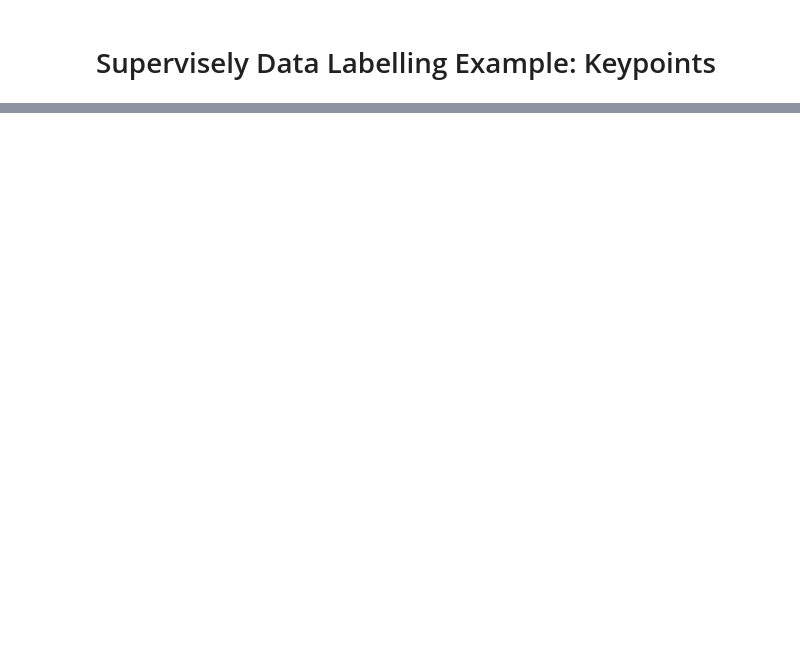
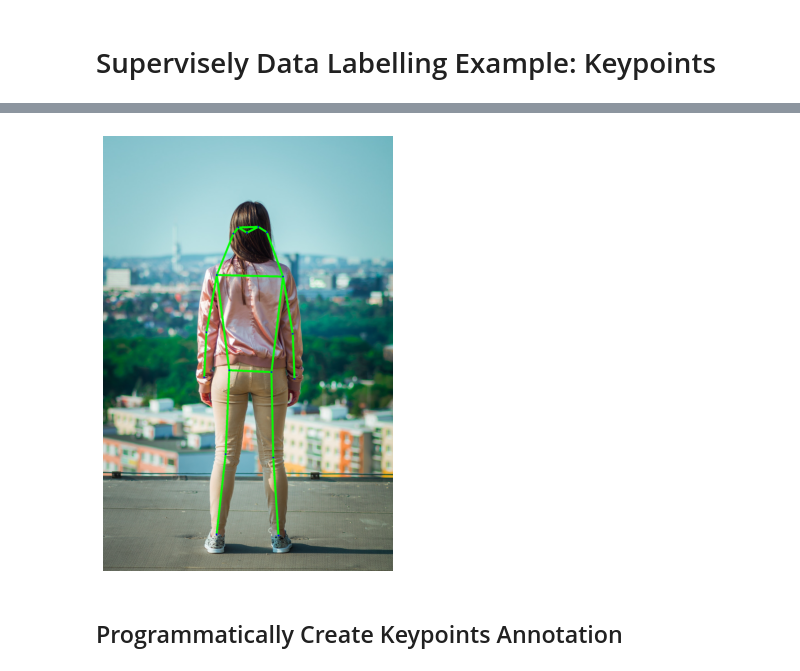
Before and after one commit to supervisely-ecosystem/keypoints-labeling-example, a Jupyter notebook: supervisely_keypoints.ipynb, the cells around one changed output, grey strips where cells are left out. Drawn from its saved outputs; the diff is of its cells as text; code cells hidden in the pictures; blank space fills up the shorter version.

```diff
--- a/supervisely_keypoints.ipynb
+++ b/supervisely_keypoints.ipynb
@@ -185,0 +55,29 @@ ann.draw_pretty(image, output_path=output_path, thickness=3)
+# %%
+# add edges
+template.add_edge(src="left_ankle", dst="left_knee")
+template.add_edge(src="left_knee", dst="left_hip")
+template.add_edge(src="right_ankle", dst="right_knee")
+template.add_edge(src="right_knee", dst="right_hip")
+template.add_edge(src="left_hip", dst="right_hip")
+template.add_edge(src="left_shoulder", dst="left_hip")
+template.add_edge(src="right_shoulder", dst="right_hip")
+template.add_edge(src="left_shoulder", dst="right_shoulder")
+template.add_edge(src="left_shoulder", dst="left_elbow")
+template.add_edge(src="right_shoulder", dst="right_elbow")
+template.add_edge(src="left_elbow", dst="left_wrist")
+template.add_edge(src="right_elbow", dst="right_wrist")
+template.add_edge(src="left_eye", dst="right_eye")
+template.add_edge(src="nose", dst="left_eye")
+template.add_edge(src="nose", dst="right_eye")
+template.add_edge(src="left_eye", dst="left_ear")
+template.add_edge(src="right_eye", dst="right_ear")
+template.add_edge(src="left_ear", dst="left_shoulder")
+template.add_edge(src="right_ear", dst="right_shoulder")
+# %%
+# visualize your keypoints template
+template_img = sly.image.read("images/girl.jpg")
+template.draw(image=template_img)
+sly.image.write("images/template.jpg", template_img)
+visualize_image("images/template.jpg")
+# %% [output]
+[figure, added]
@@ -185,0 +87,2 @@ ann.draw_pretty(image, output_path=output_path, thickness=3)
+# %% [markdown]
+## Programmatically Create Keypoints Annotation
```
Also changed, not shown: parts of 34 cells of this notebook, 1 other file.
